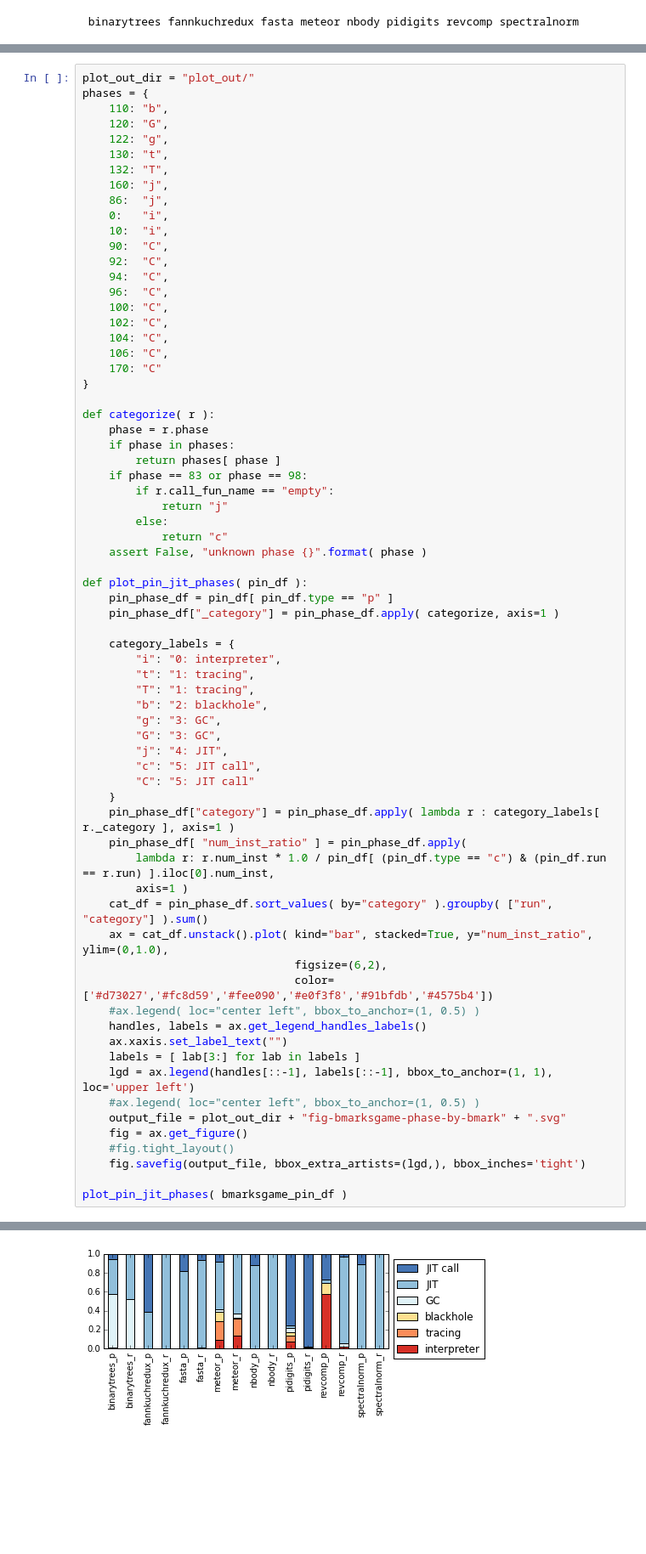
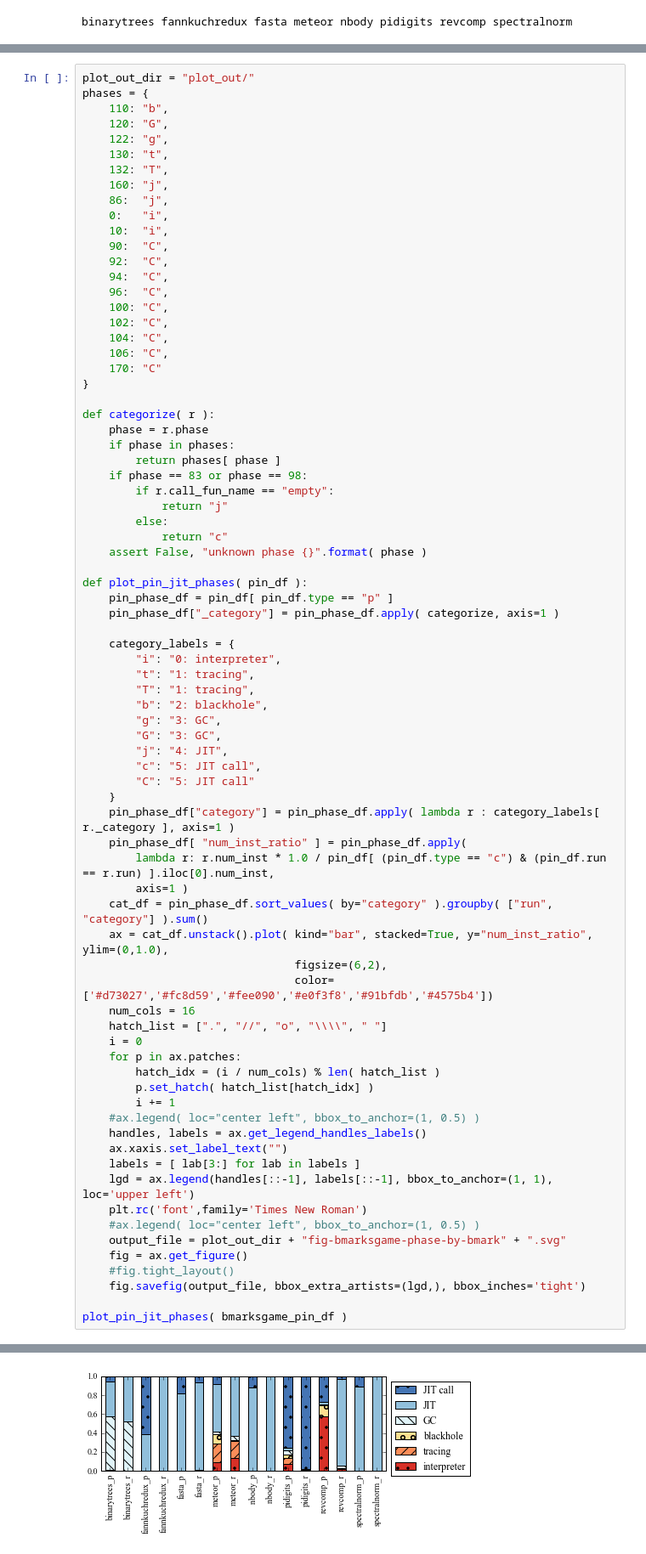
Before and after one commit to cornell-brg/metatracing-workload-characterization, a Jupyter notebook: ipython-notebooks/iiswc_bmarksgame.ipynb, the cells around one changed output, grey strips where cells are left out. Shown at 85% size. Cells and saved outputs as stored; diff of their text form; blank space fills up the shorter version.

```diff
--- a/ipython-notebooks/iiswc_bmarksgame.ipynb
+++ b/ipython-notebooks/iiswc_bmarksgame.ipynb
@@ -575,34 +490,42 @@ def plot_pin_jit_phases( pin_df ):
         axis=1 )
     cat_df = pin_phase_df.sort_values( by="category" ).groupby( ["run", "category"] ).sum()
     ax = cat_df.unstack().plot( kind="bar", stacked=True, y="num_inst_ratio", ylim=(0,1.0),
                                 figsize=(6,2),
                                 color=['#d73027','#fc8d59','#fee090','#e0f3f8','#91bfdb','#4575b4'])
+    num_cols = 16
+    hatch_list = [".", "//", "o", "\\\\", " "]
+    i = 0
+    for p in ax.patches:
+        hatch_idx = (i / num_cols) % len( hatch_list )
+        p.set_hatch( hatch_list[hatch_idx] )
+        i += 1
     #ax.legend( loc="center left", bbox_to_anchor=(1, 0.5) )
     handles, labels = ax.get_legend_handles_labels()
     ax.xaxis.set_label_text("")
     labels = [ lab[3:] for lab in labels ]
     lgd = ax.legend(handles[::-1], labels[::-1], bbox_to_anchor=(1, 1), loc='upper left')
+    plt.rc('font',family='Times New Roman')
     #ax.legend( loc="center left", bbox_to_anchor=(1, 0.5) )
     output_file = plot_out_dir + "fig-bmarksgame-phase-by-bmark" + ".svg"
     fig = ax.get_figure()
     #fig.tight_layout()
     fig.savefig(output_file, bbox_extra_artists=(lgd,), bbox_inches='tight')
 
 plot_pin_jit_phases( bmarksgame_pin_df )
 # %% [output]
 A value is trying to be set on a copy of a slice from a DataFrame.
 Try using .loc[row_indexer,col_indexer] = value instead
 
 See the caveats in the documentation: http://pandas.pydata.org/pandas-docs/stable/indexing.html#indexing-view-versus-copy
 A value is trying to be set on a copy of a slice from a DataFrame.
 Try using .loc[row_indexer,col_indexer] = value instead
 
 See the caveats in the documentation: http://pandas.pydata.org/pandas-docs/stable/indexing.html#indexing-view-versus-copy
 A value is trying to be set on a copy of a slice from a DataFrame.
 Try using .loc[row_indexer,col_indexer] = value instead
 
 See the caveats in the documentation: http://pandas.pydata.org/pandas-docs/stable/indexing.html#indexing-view-versus-copy
-[figure, old version]
+[figure, new version]
 # %%
 def find_significant_aot_funs( pin_df, threshold=10.0 ):
     # Loop over the benchmarks if any of them occupy a certain percentage.
```
Also changed, not shown: parts of 10 cells of this notebook.
